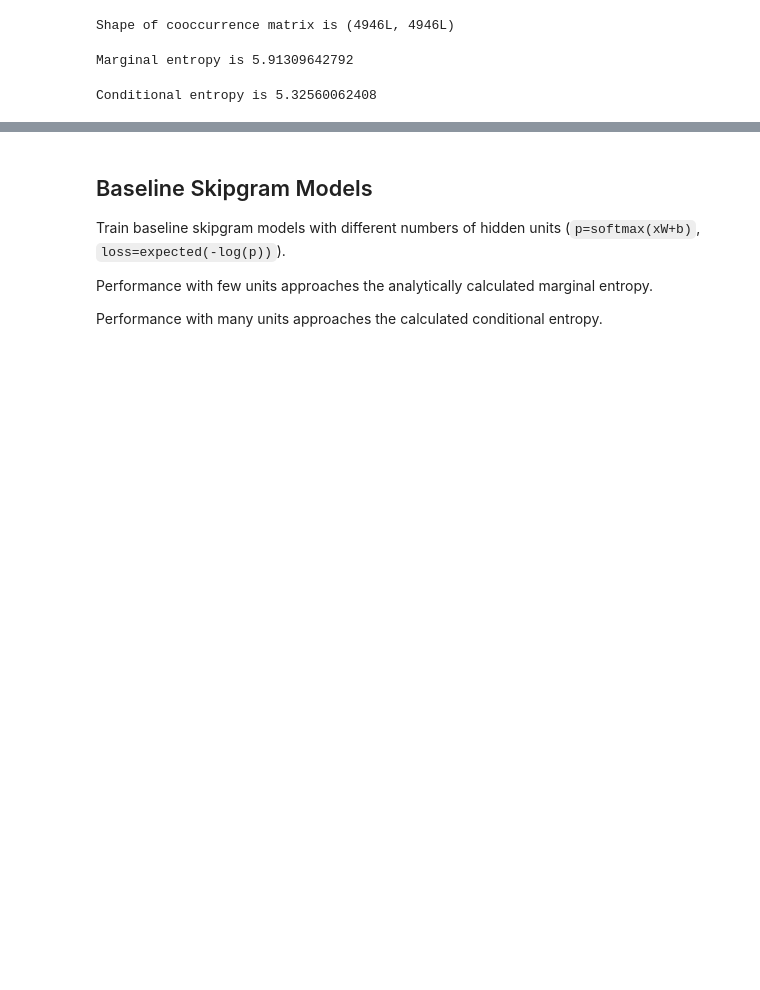
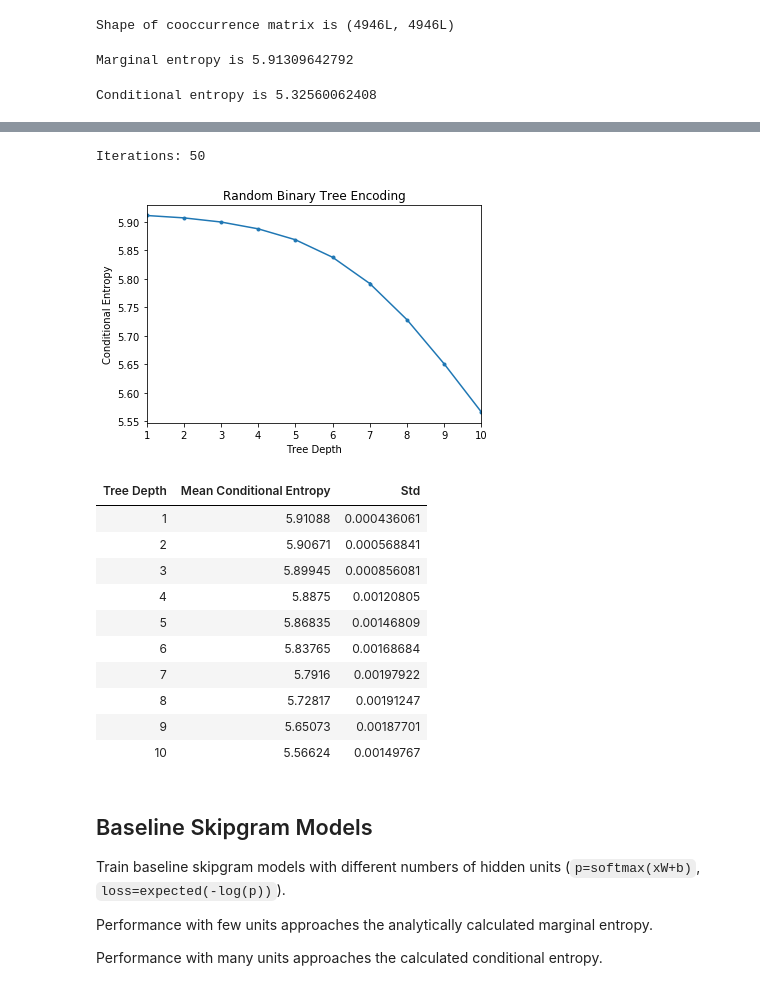
Before and after one commit to bstriner/discrete-skip-gram, a Jupyter notebook: notebook/results.ipynb, the cells around one changed output, grey strips where cells are left out. Saved outputs shown, nothing was run; the diff lists cells and outputs as text; code cells hidden in the pictures; blank space fills up the shorter version.

```diff
--- a/notebook/results.ipynb
+++ b/notebook/results.ipynb
@@ -39,3 +76,33 @@ Conditional entropy is 5.32560062408
+# %%
+# Random tree encoding
+tree_random = load_output('skipgram_tree_random.npz')
+print('Iterations: {}'.format(tree_random['nlls'].shape[0]))
+# Plot entropy by depth
+mean = np.mean(tree_random['nlls'], axis=0)
+std = np.std(tree_random['nlls'], axis=0)
+plt.errorbar(np.arange(1,11), mean, yerr=std, markersize=3, fmt='-o')
+plt.title('Random Binary Tree Encoding')
+plt.ylabel('Conditional Entropy')
+plt.xlabel('Tree Depth')
+plt.xlim(1,10)
+plt.show()
+# Tabulate entropy by depth
+t = np.stack([np.arange(1,11), mean, std], axis=1)
+HTML(tabulate(t, tablefmt='html', headers=['Tree Depth','Mean Conditional Entropy', 'Std']))
+# %% [output]
+Iterations: 50
+[figure, added]
+| Tree Depth | Mean Conditional Entropy | Std |
+| 1 | 5.91088 | 0.000436061 |
+| 2 | 5.90671 | 0.000568841 |
+| 3 | 5.89945 | 0.000856081 |
+| 4 | 5.8875 | 0.00120805 |
+| 5 | 5.86835 | 0.00146809 |
+| 6 | 5.83765 | 0.00168684 |
+| 7 | 5.7916 | 0.00197922 |
+| 8 | 5.72817 | 0.00191247 |
+| 9 | 5.65073 | 0.00187701 |
+| 10 | 5.56624 | 0.00149767 |
 # %% [markdown]
 ## Baseline Skipgram Models
 
```
Also changed, not shown: parts of 15 cells of this notebook, 7 other files.
